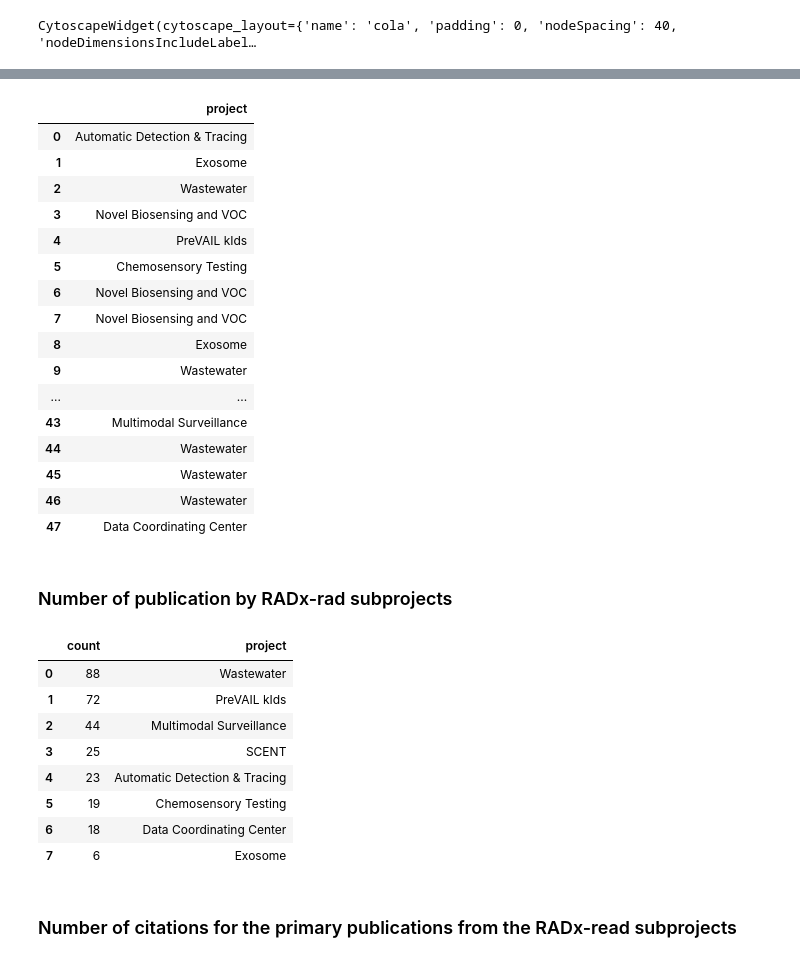
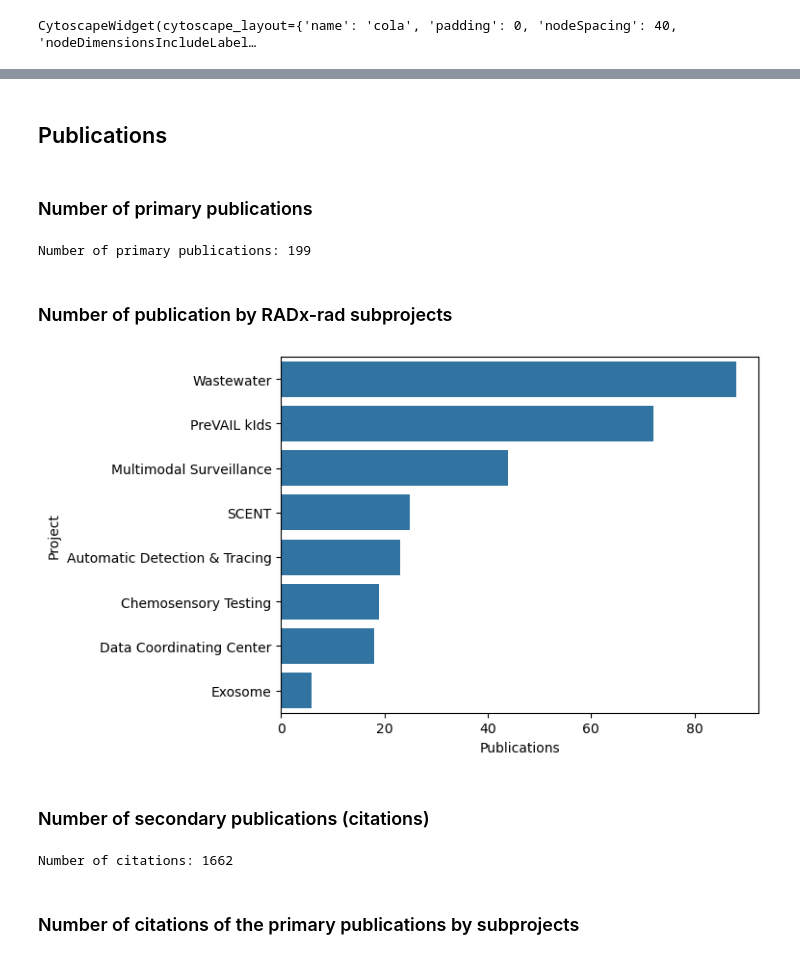
Before and after one commit to radxrad/radx-kg, a Jupyter notebook: notebooks/visualization/ExampleQueries_colab.ipynb, the cells around one changed output, grey strips where cells are left out. Saved outputs shown, nothing was run; the diff lists cells and outputs as text; code cells hidden in the pictures.

```diff
--- a/notebooks/visualization/ExampleQueries_colab.ipynb
+++ b/notebooks/visualization/ExampleQueries_colab.ipynb
@@ -119,6 +132,8 @@ MATCH p=(:MetaNode)-->(:MetaNode) RETURN p
 subgraph = graph.run(query).to_subgraph()
 # %%
 widget = neo4j_utils.draw_graph(subgraph, stylesheet)
+style = [{'selector': 'node', 'style': {'label': 'data(nodeName)'}}]
+widget.set_style(style)
 widget.set_layout(name='cola', padding=40, nodeSpacing=65, nodeDimensionsIncludeLabels=True, unconstrIter=5000)
 widget
 # %% [output]
@@ -160,0 +177,6 @@ graph.run(query).to_data_frame()
+# %%
+researcher = "Cirrito"
+query = """
+MATCH p=(r:Researcher)--() WHERE r.lastName = $researcher RETURN p
+"""
+subgraph = graph.run(query, researcher=researcher).to_subgraph()
@@ -161,6 +191,6 @@ graph.run(query).to_data_frame()
 # %%
-researcher = "Solo-Gabriele"
+researcher = "Cirrito"
 query = """
-MATCH p=(r:Researcher)--() WHERE r.lastName = $researcher RETURN p
+MATCH p=(r:Researcher)--()--() WHERE r.lastName = $researcher RETURN p
 """
 subgraph = graph.run(query, researcher=researcher).to_subgraph()
@@ -188,45 +203,35 @@ CytoscapeWidget(cytoscape_layout={'name': 'cola', 'padding': 0, 'nodeSpacing': 4
-# %%
-query = """
-MATCH (g:Grant) RETURN g.subProject as project
-"""
-graph.run(query).to_data_frame()
-# %% [output]
-|  | project |
-| 0 | Automatic Detection & Tracing |
-| 1 | Exosome |
-| 2 | Wastewater |
-| 3 | Novel Biosensing and VOC |
-| 4 | PreVAIL kIds |
-| 5 | Chemosensory Testing |
-| 6 | Novel Biosensing and VOC |
-| 7 | Novel Biosensing and VOC |
-| 8 | Exosome |
-| 9 | Wastewater |
-| ... | ... |
-| 43 | Multimodal Surveillance |
-| 44 | Wastewater |
-| 45 | Wastewater |
-| 46 | Wastewater |
-| 47 | Data Coordinating Center |
+# %% [markdown]
+## Publications <a class="anchor" id="Publications"></a>
+# %% [markdown]
+### Number of primary publications
+# %%
+query = """
+MATCH (p:Publication) WHERE p.type = "primary" RETURN COUNT(p)
+"""
+print(f"Number of primary publications: {graph.evaluate(query)}")
+# %% [output]
+Number of primary publications: 199
 # %% [markdown]
 ### Number of publication by RADx-rad subprojects
 # %%
 query = """
-MATCH (:Publication)<-[:AUTHORED]-(r:Researcher)-[:IS_INVESTIGATOR_OF]->(g:Grant) RETURN COUNT(g) AS count, g.subProject AS project
-ORDER BY count DESC
+MATCH (:Publication)<-[:AUTHORED]-(r:Researcher)-[:IS_INVESTIGATOR_OF]->(g:Grant) RETURN COUNT(g) AS Publications, g.subProject AS Project
+ORDER BY Publications DESC
 """
-graph.run(query).to_data_frame()
+publications = graph.run(query).to_data_frame()
+sns.barplot(publications, x="Publications", y="Project", legend=False);
 # %% [output]
-|  | count | project |
-| 0 | 88 | Wastewater |
-| 1 | 72 | PreVAIL kIds |
-| 2 | 44 | Multimodal Surveillance |
-| 3 | 25 | SCENT |
-| 4 | 23 | Automatic Detection & Tracing |
-| 5 | 19 | Chemosensory Testing |
-| 6 | 18 | Data Coordinating Center |
-| 7 | 6 | Exosome |
+[figure, added]
+# %% [markdown]
+### Number of secondary publications (citations)
+# %%
+query = """
+MATCH (p:Publication) WHERE p.type = "secondary" RETURN COUNT(p)
+"""
+print(f"Number of citations: {graph.evaluate(query)}")
+# %% [output]
+Number of citations: 1662
 # %% [markdown]
-### Number of citations for the primary publications from the RADx-read subprojects
+### Number of citations of the primary publications by subprojects
 # %%
 query = """
```
Also changed, not shown: parts of 40 cells of this notebook, 1 other file.
